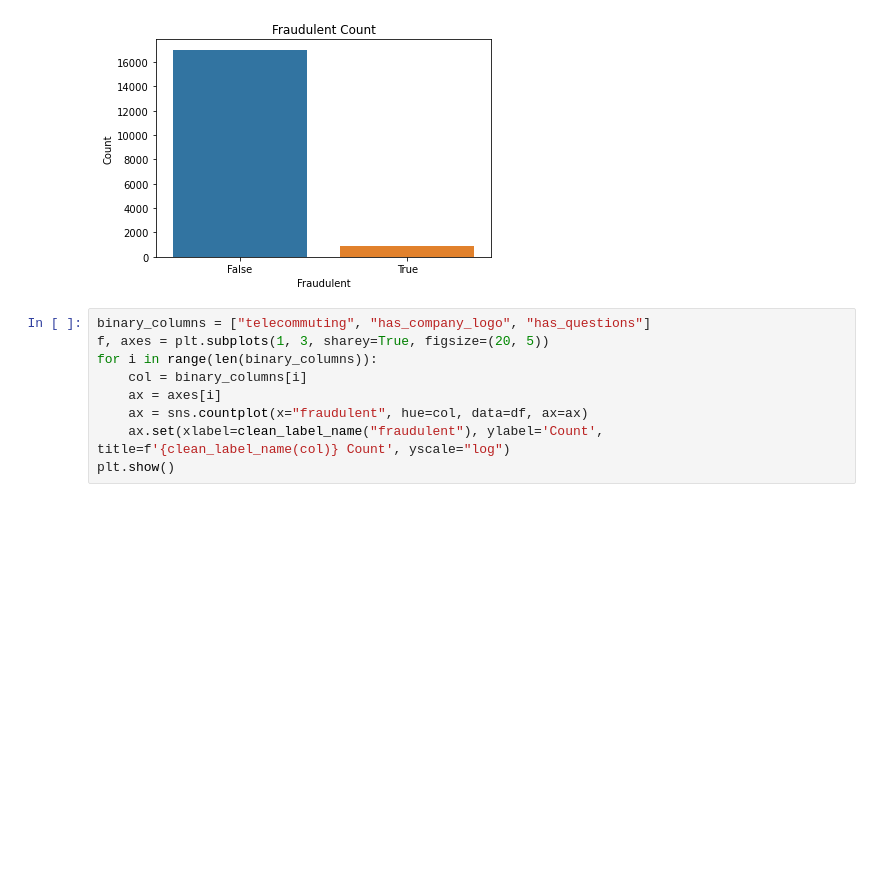
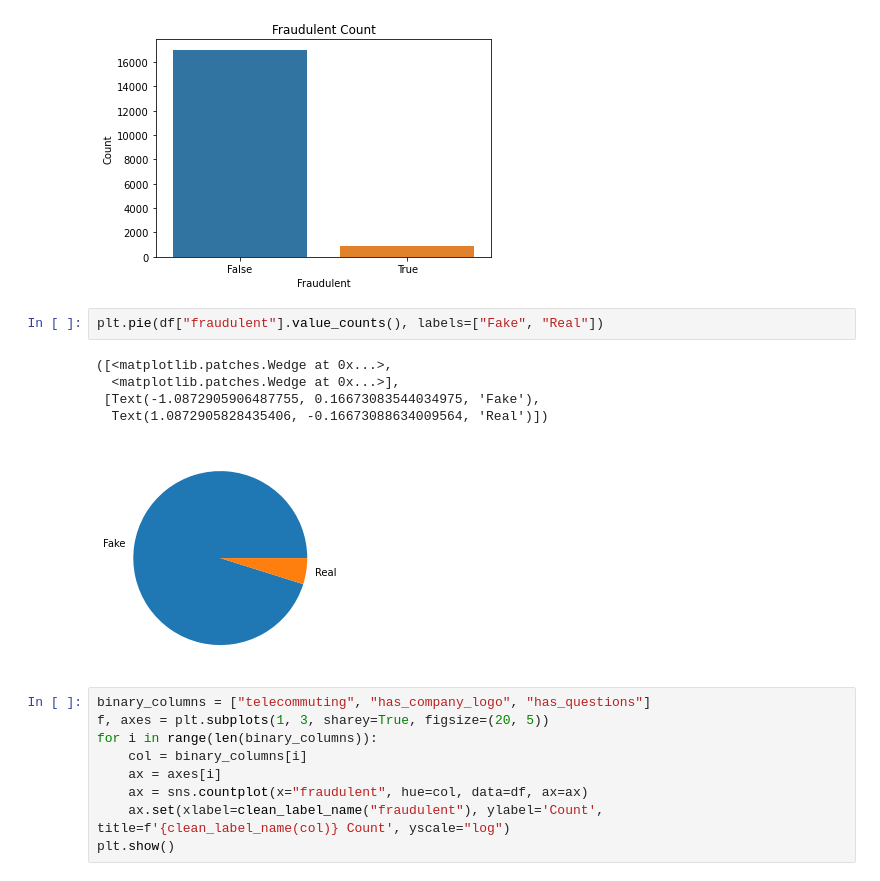
Before and after one commit to RodAli/fake-job-postings-analysis, a Jupyter notebook: Data_Visualization.ipynb, the cells around one changed output. Cells and saved outputs as stored; diff of their text form; blank space fills up the shorter version.

Commit message:
Added some text data visualizations

```diff
--- a/Data_Visualization.ipynb
+++ b/Data_Visualization.ipynb
@@ -27,6 +31,14 @@ ax.set(xlabel=clean_label, ylabel='Count', title=f'{clean_label} Count')
 plt.show()
 # %% [output]
 [figure]
+# %%
+plt.pie(df["fraudulent"].value_counts(), labels=["Fake", "Real"])
+# %% [output]
+([<matplotlib.patches.Wedge at 0x...>,
+  <matplotlib.patches.Wedge at 0x...>],
+ [Text(-1.0872905906487755, 0.16673083544034975, 'Fake'),
+  Text(1.0872905828435406, -0.16673088634009564, 'Real')])
+[figure, added]
 # %%
 binary_columns = ["telecommuting", "has_company_logo", "has_questions"]
 f, axes = plt.subplots(1, 3, sharey=True, figsize=(20, 5))
```
Also changed, not shown: parts of 10 cells of this notebook, 2 other files.
